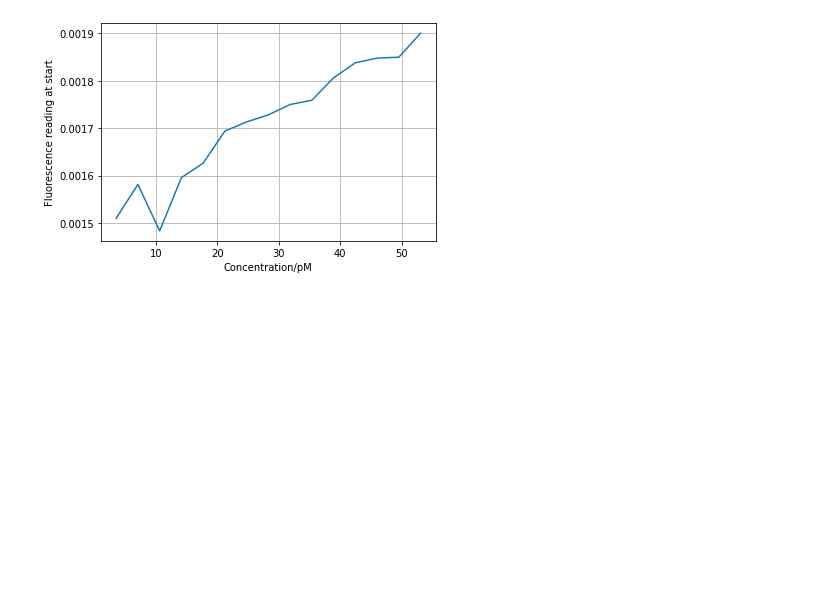
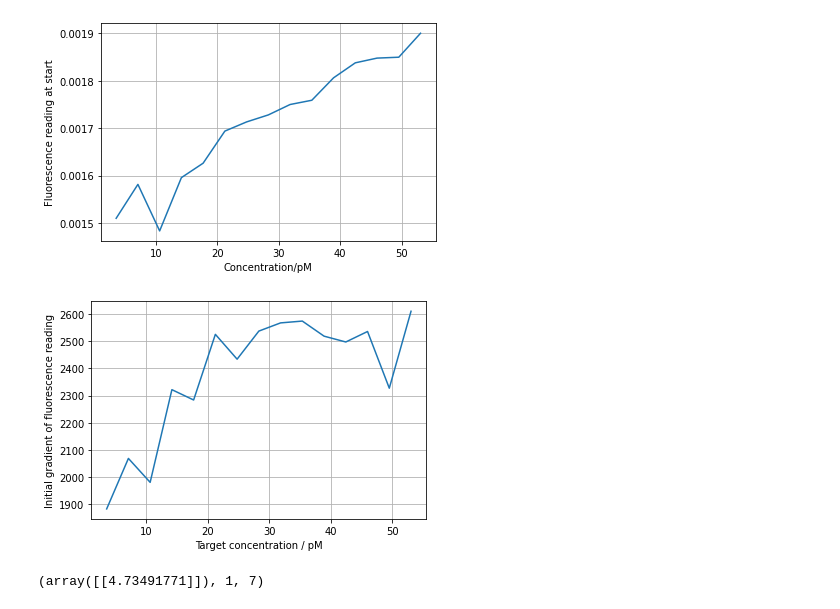
Before and after one commit to brendanhuo/IIB_project, a Jupyter notebook: LoD_analysis.ipynb, the cells around one changed output. Cells and saved outputs as stored; diff of their text form; code cells hidden in the pictures; blank space fills up the shorter version.

```diff
--- a/LoD_analysis.ipynb
+++ b/LoD_analysis.ipynb
@@ -606,3 +636,56 @@ plt.xlabel('Concentration/pM');plt.ylabel('Fluorescence reading at start');plt.g
 [figure]
 [figure]
 [figure]
+# %%
+def calcGradient(y, normalise = True):
+    popt, pcov = curve_fit(sigmoid, t.astype('float64'), y.astype('float64'), p0 = [np.max(y), np.median(t), 0.01, np.min(y)], maxfev=20000)
+    peak = popt[0]+popt[-1]
+
+
+    if normalise:
+        y = y/peak
+        y = np.array(y[:7]).reshape(-1,1)
+        X = np.array(t[:7]).reshape(-1,1)
+        reg = LinearRegression().fit(X,y)
+        grad = reg.coef_
+        return grad
+    else:
+        y = np.array(y[:7]).reshape(-1,1)
+        X = np.array(t[:7]).reshape(-1,1)
+        reg = LinearRegression().fit(X,y)
+        grad = reg.coef_
+        # plt.plot(X,reg.predict(X))
+        # plt.plot(X,y)
+        # plt.show()
+        return grad
+ks = [calcGradient(mean, normalise = False) for mean in Trip_mean]
+# %%
+ks = np.array(ks).ravel().reshape(-1,1)
+# %%
+plt.plot(concs[1:],ks[1:])
+plt.grid()
+plt.xlabel('Target concentration / pM');plt.ylabel('Initial gradient of fluorescence reading')
+plt.show()
+# %% [output]
+[figure, added]
+# %%
+minimum = np.inf
+for j in range(len(concs[1:])): #Condition that must be at least 6 concentration values
+    for k in range(len(concs[1:])):
+        if k - j >= 6:
+            X = np.array(concs[1+j:k+1]).reshape(-1,1)
+            y = np.array(ks)[j:k].reshape(-1,1)
+            from sklearn.linear_model import LinearRegression
+            reg = LinearRegression().fit(X, y)
+            grad = reg.coef_
+            grad
+            std = np.std(reg.predict(X) - y)
+            std
+            limitD = 2 * std / grad
+            if limitD < minimum and limitD > 0: #LoD has to be greater than 0
+                minimum = limitD
+                conclower = j
+                concupper = k
+minimum, conclower, concupper
+# %% [output]
+(array([[4.73491771]]), 1, 7)
```
Also changed, not shown: parts of 14 cells of this notebook, 6 other files.
